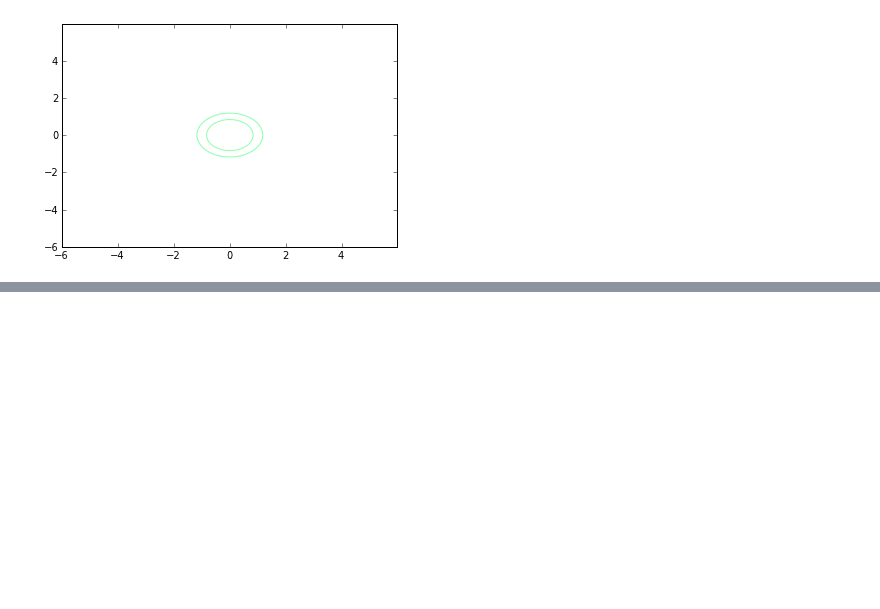
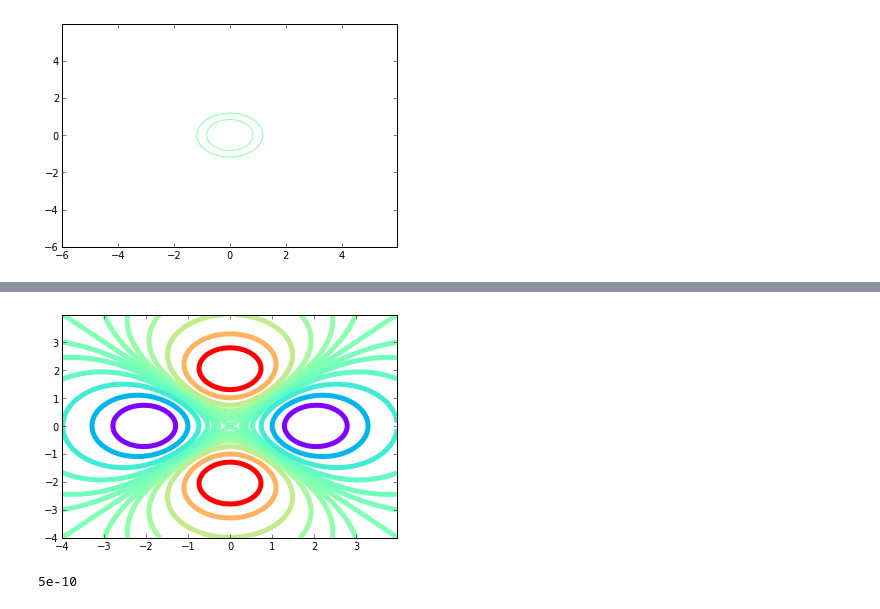
Before and after one commit to kreyno10/PHYS202-S13, a Jupyter notebook: Week4/3D plotting!.ipynb, the cells around one changed output, grey strips where cells are left out. Drawn from its saved outputs; the diff is of its cells as text; code cells hidden in the pictures; blank space fills up the shorter version.

```diff
--- a/Week4/3D plotting!.ipynb
+++ b/Week4/3D plotting!.ipynb
@@ -67,0 +83,6 @@ cb = fig.colorbar(p, shrink=0.5)
+# %%
+levels = array([8, 4, 2, 1, 0.5, 0.25, 0, -.25, -.5, -1, -2, -4, -8])
+contour(X,Y,V1, levels, linewidths = 5, cmap=cm.rainbow)
+show()
+# %% [output]
+[figure, added]
@@ -67,0 +95,6 @@ cb = fig.colorbar(p, shrink=0.5)
+# %%
+x = 1.; y = 1
+V11 = pointPotential(x,y,1e-9,0.,0.)
+print V11
+# %% [output]
+5e-10
```
Also changed, not shown: parts of 8 cells of this notebook.
